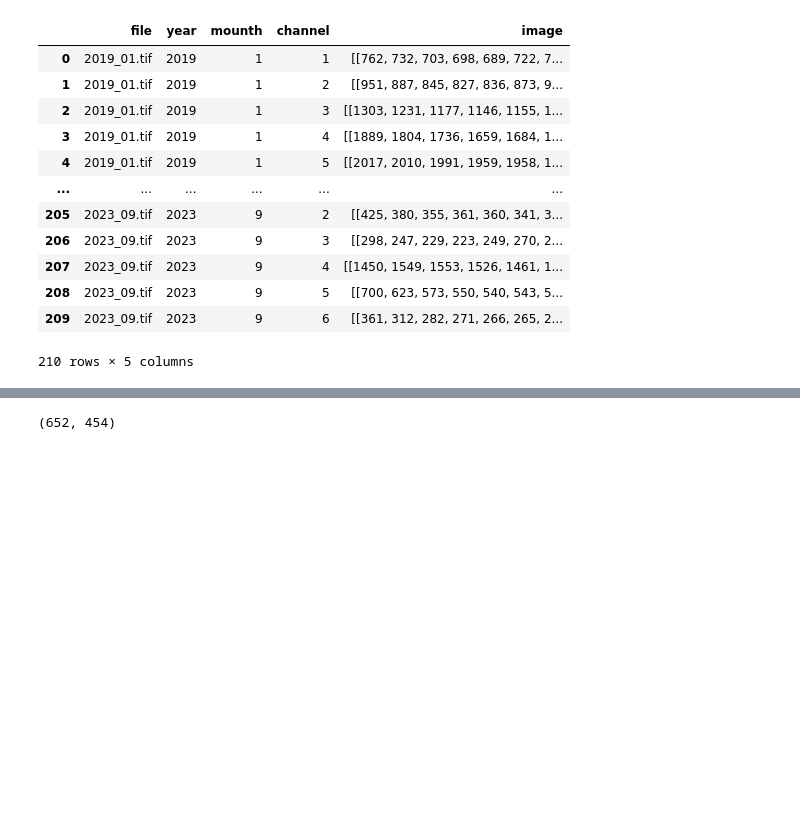
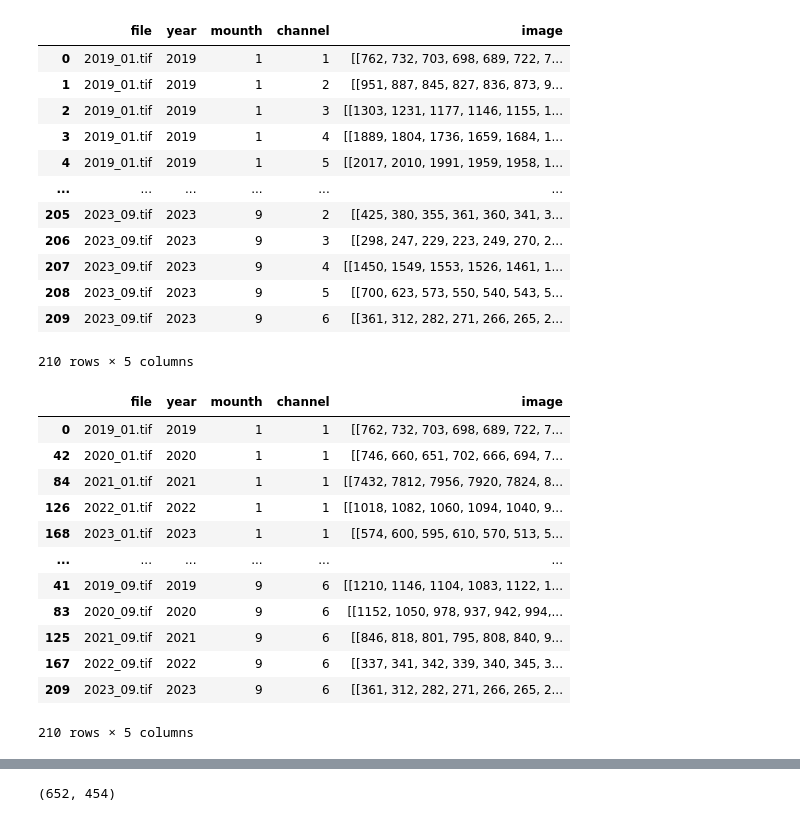
Before and after one commit to vyacheslav-fedoseev/DeadWoodPrediction, a Jupyter notebook: Notebook.ipynb, the cells around one changed output, grey strips where cells are left out. Cells and saved outputs as stored; diff of their text form; code cells hidden in the pictures; blank space fills up the shorter version.

```diff
--- a/Notebook.ipynb
+++ b/Notebook.ipynb
@@ -67,3 +67,19 @@ df
 | 208 | 2023_09.tif | 2023 | 9 | 5 | [[700, 623, 573, 550, 540, 543, 5... |
 | 209 | 2023_09.tif | 2023 | 9 | 6 | [[361, 312, 282, 271, 266, 265, 2... |
 210 rows × 5 columns
+# %%
+df.sort_values(by=["channel","mounth","year"])
+# %% [output]
+|  | file | year | mounth | channel | image |
+| 0 | 2019_01.tif | 2019 | 1 | 1 | [[762, 732, 703, 698, 689, 722, 7... |
+| 42 | 2020_01.tif | 2020 | 1 | 1 | [[746, 660, 651, 702, 666, 694, 7... |
+| 84 | 2021_01.tif | 2021 | 1 | 1 | [[7432, 7812, 7956, 7920, 7824, 8... |
+| 126 | 2022_01.tif | 2022 | 1 | 1 | [[1018, 1082, 1060, 1094, 1040, 9... |
+| 168 | 2023_01.tif | 2023 | 1 | 1 | [[574, 600, 595, 610, 570, 513, 5... |
+| ... | ... | ... | ... | ... | ... |
+| 41 | 2019_09.tif | 2019 | 9 | 6 | [[1210, 1146, 1104, 1083, 1122, 1... |
+| 83 | 2020_09.tif | 2020 | 9 | 6 | [[1152, 1050, 978, 937, 942, 994,... |
+| 125 | 2021_09.tif | 2021 | 9 | 6 | [[846, 818, 801, 795, 808, 840, 9... |
+| 167 | 2022_09.tif | 2022 | 9 | 6 | [[337, 341, 342, 339, 340, 345, 3... |
+| 209 | 2023_09.tif | 2023 | 9 | 6 | [[361, 312, 282, 271, 266, 265, 2... |
+210 rows × 5 columns
```
Also changed, not shown: parts of 32 cells of this notebook.
